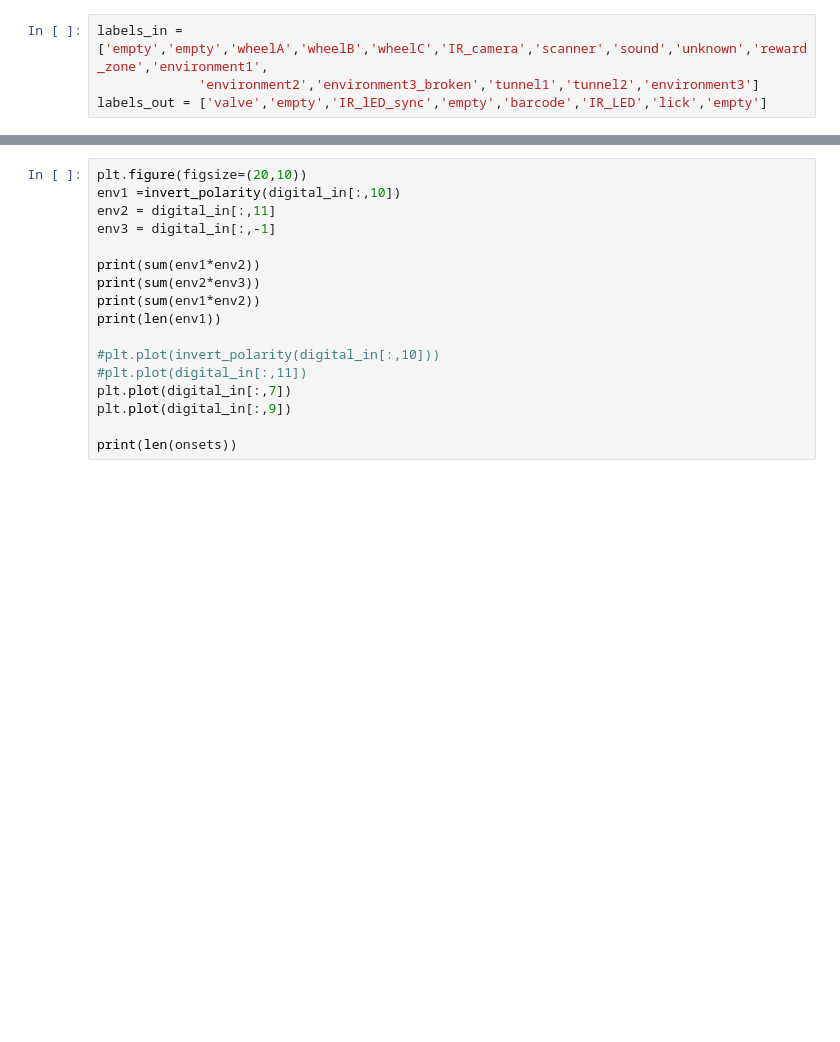
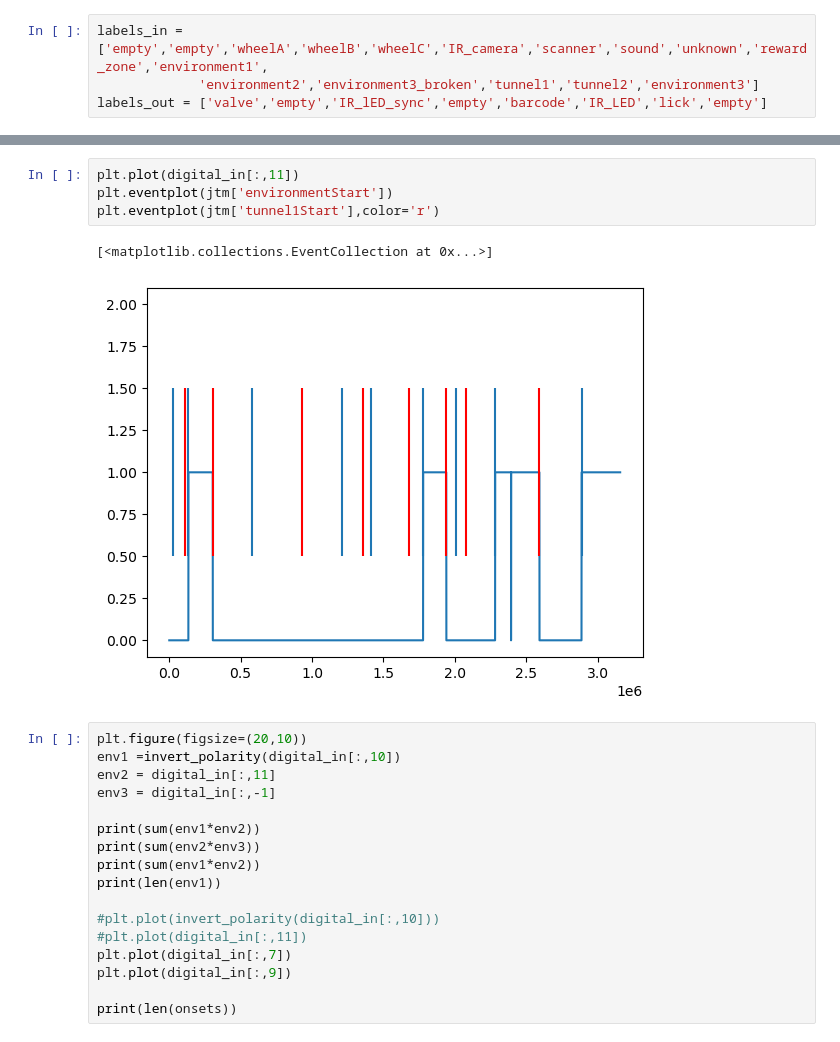
Before and after one commit to NeuroNetMem/pipeline_2p, a Jupyter notebook: logreader/read_session_log.ipynb, the cells around one changed output, grey strips where cells are left out. Cells and saved outputs as stored; diff of their text form; blank space fills up the shorter version.

```diff
--- a/logreader/read_session_log.ipynb
+++ b/logreader/read_session_log.ipynb
@@ -137,3 +213,10 @@ sync_times = lr.compute_sync_times(digital_scan_signal,log_times,frames)
+# %%
+plt.plot(digital_in[:,11])
+plt.eventplot(jtm['environmentStart'])
+plt.eventplot(jtm['tunnel1Start'],color='r')
+# %% [output]
+[<matplotlib.collections.EventCollection at 0x...>]
+[figure, added]
 # %%
 plt.figure(figsize=(20,10))
 env1 =invert_polarity(digital_in[:,10])
```
Also changed, not shown: parts of 15 cells of this notebook, 18 other files.
